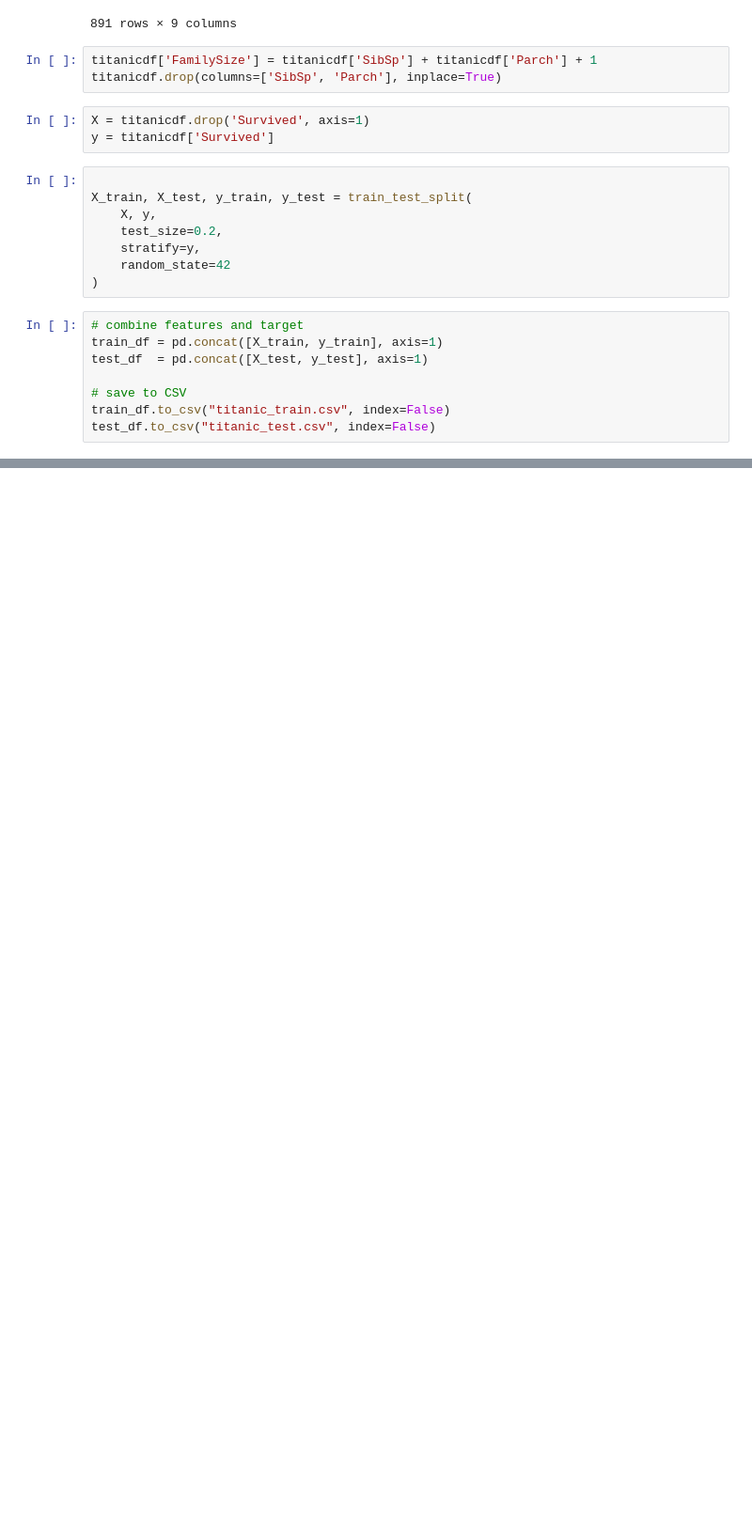
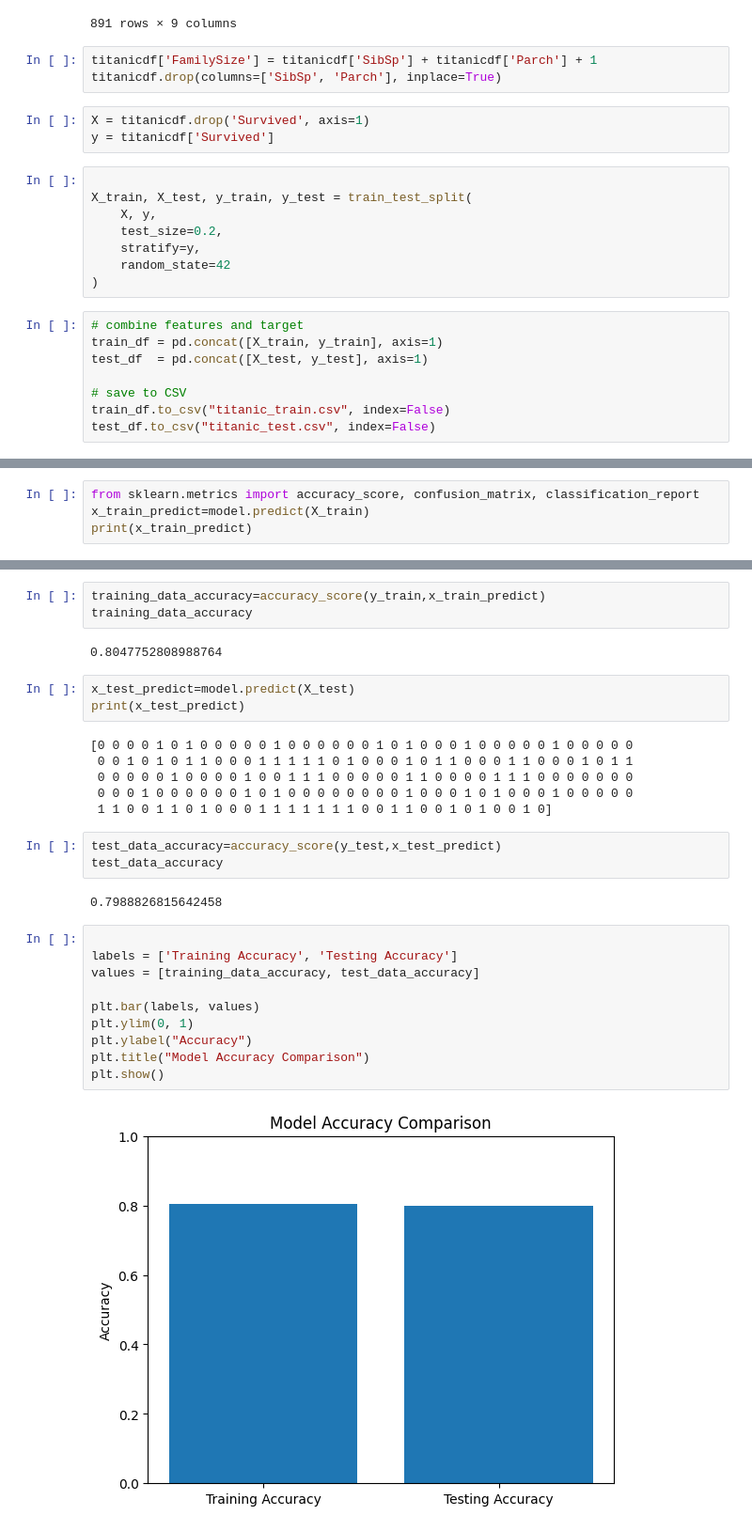
Before and after one commit to Zainulamaan7/CODSOFT, a Jupyter notebook: Titanic_survival/titanic_survival.ipynb, the cells around one changed output, grey strips where cells are left out. Shown at 94% size. Saved outputs shown, nothing was run; the diff lists cells and outputs as text; blank space fills up the shorter version.

```diff
--- a/Titanic_survival/titanic_survival.ipynb
+++ b/Titanic_survival/titanic_survival.ipynb
@@ -135,0 +144,4 @@ test_df.to_csv("titanic_test.csv", index=False)
+# %%
+from sklearn.metrics import accuracy_score, confusion_matrix, classification_report
+x_train_predict=model.predict(X_train)
+print(x_train_predict)
@@ -135,0 +169,31 @@ test_df.to_csv("titanic_test.csv", index=False)
+# %%
+training_data_accuracy=accuracy_score(y_train,x_train_predict)
+training_data_accuracy
+# %% [output]
+0.8047752808988764
+# %%
+x_test_predict=model.predict(X_test)
+print(x_test_predict)
+# %% [output]
+[0 0 0 0 1 0 1 0 0 0 0 0 1 0 0 0 0 0 0 1 0 1 0 0 0 1 0 0 0 0 0 1 0 0 0 0 0
+ 0 0 1 0 1 0 1 1 0 0 0 1 1 1 1 1 0 1 0 0 0 1 0 1 1 0 0 0 1 1 0 0 0 1 0 1 1
+ 0 0 0 0 0 1 0 0 0 0 1 0 0 1 1 1 0 0 0 0 0 1 1 0 0 0 0 1 1 1 0 0 0 0 0 0 0
+ 0 0 0 1 0 0 0 0 0 0 1 0 1 0 0 0 0 0 0 0 0 1 0 0 0 1 0 1 0 0 0 1 0 0 0 0 0
+ 1 1 0 0 1 1 0 1 0 0 0 1 1 1 1 1 1 1 0 0 1 1 0 0 1 0 1 0 0 1 0]
+# %%
+test_data_accuracy=accuracy_score(y_test,x_test_predict)
+test_data_accuracy
+# %% [output]
+0.7988826815642458
+# %%
+
+labels = ['Training Accuracy', 'Testing Accuracy']
+values = [training_data_accuracy, test_data_accuracy]
+
+plt.bar(labels, values)
+plt.ylim(0, 1)
+plt.ylabel("Accuracy")
+plt.title("Model Accuracy Comparison")
+plt.show()
+# %% [output]
+[figure, added]
```
Also changed, not shown: parts of 10 cells of this notebook.
